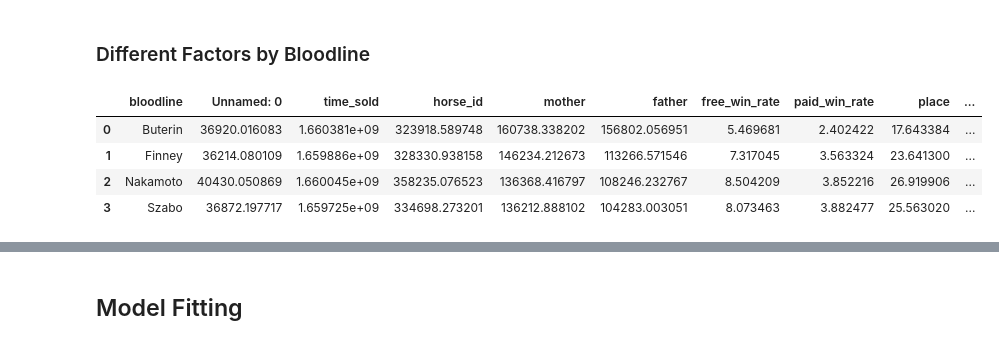
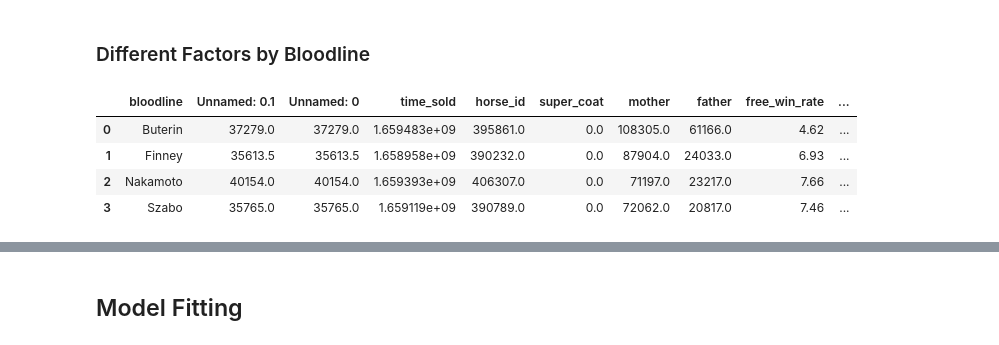
Before and after one commit to ThoroughZed-Analytics/Thoroughzed, a Jupyter notebook: app/current_data_cleaning_modeling.ipynb, the cells around one changed output, grey strips where cells are left out. Drawn from its saved outputs; the diff is of its cells as text; code cells hidden in the pictures.

```diff
--- a/app/current_data_cleaning_modeling.ipynb
+++ b/app/current_data_cleaning_modeling.ipynb
@@ -6,16 +6,16 @@ import seaborn as sns
 import datetime
 import sklearn
 # %%
-clean_market_data = pd.read_csv('mega_master_db.csv')
+market_data_no_outliers = pd.read_csv('master_db_no_outliers.csv')
 # %%
 # clean_market_data
 # %% [markdown]
 ### Deal with outliers
 # %%
-# Calculate the z-score for each data point
-clean_market_data['z_score'] = np.abs((clean_market_data['converted_price'] - np.mean(clean_market_data['converted_price'])) / np.std(clean_market_data['converted_price']))
-
-clean_market_data
-market_data_no_outliers = clean_market_data[clean_market_data['z_score'] < 3]
-print(clean_market_data.shape, market_data_no_outliers.shape, f'=> {74911 - 74820} data points removed')
-market_data_no_outliers.to_csv('master_db_no_outliers.csv')
+# # Calculate the z-score for each data point
+# clean_market_data['z_score'] = np.abs((clean_market_data['converted_price'] - np.mean(clean_market_data['converted_price'])) / np.std(clean_market_data['converted_price']))
+#
+# clean_market_data
+# market_data_no_outliers = clean_market_data[clean_market_data['z_score'] < 3]
+# print(clean_market_data.shape, market_data_no_outliers.shape, f'=> {74911 - 74820} data points removed')
+# market_data_no_outliers.to_csv('master_db_no_outliers.csv')
@@ -90,13 +82,13 @@ sns.violinplot(data=market_data_no_outliers, x='breed_type', y='converted_price'
 # %% [markdown]
 ### Different Factors by Bloodline
 # %%
-by_blood = market_data_no_outliers.groupby('bloodline').mean().reset_index()
+by_blood = market_data_no_outliers.groupby('bloodline').median().reset_index()
 by_blood
 # %% [output]
-|  | bloodline | Unnamed: 0 | time_sold | horse_id | mother | father | free_win_rate | paid_win_rate | place | ... |
-| 0 | Buterin | 36920.016083 | 1.660381e+09 | 323918.589748 | 160738.338202 | 156802.056951 | 5.469681 | 2.402422 | 17.643384 | ... |
-| 1 | Finney | 36214.080109 | 1.659886e+09 | 328330.938158 | 146234.212673 | 113266.571546 | 7.317045 | 3.563324 | 23.641300 | ... |
-| 2 | Nakamoto | 40430.050869 | 1.660045e+09 | 358235.076523 | 136368.416797 | 108246.232767 | 8.504209 | 3.852216 | 26.919906 | ... |
-| 3 | Szabo | 36872.197717 | 1.659725e+09 | 334698.273201 | 136212.888102 | 104283.003051 | 8.073463 | 3.882477 | 25.563020 | ... |
+|  | bloodline | Unnamed: 0.1 | Unnamed: 0 | time_sold | horse_id | super_coat | mother | father | free_win_rate | ... |
+| 0 | Buterin | 37279.0 | 37279.0 | 1.659483e+09 | 395861.0 | 0.0 | 108305.0 | 61166.0 | 4.62 | ... |
+| 1 | Finney | 35613.5 | 35613.5 | 1.658958e+09 | 390232.0 | 0.0 | 87904.0 | 24033.0 | 6.93 | ... |
+| 2 | Nakamoto | 40154.0 | 40154.0 | 1.659393e+09 | 406307.0 | 0.0 | 71197.0 | 23217.0 | 7.66 | ... |
+| 3 | Szabo | 35765.0 | 35765.0 | 1.659119e+09 | 390789.0 | 0.0 | 72062.0 | 20817.0 | 7.46 | ... |
 # %%
 sns.barplot(data=by_blood, x='bloodline', y='win_rate')
```
Also changed, not shown: parts of 23 cells of this notebook.
